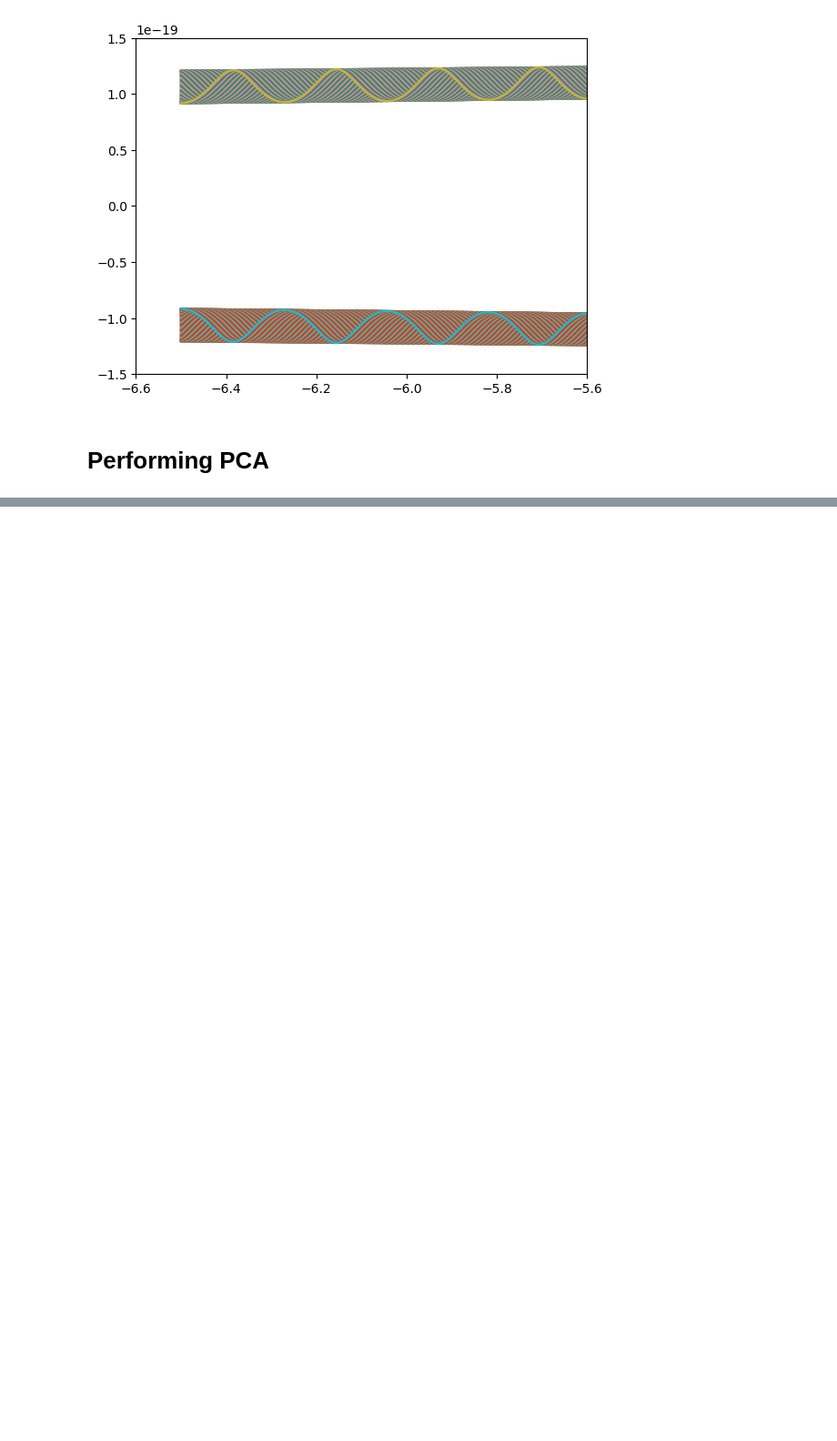
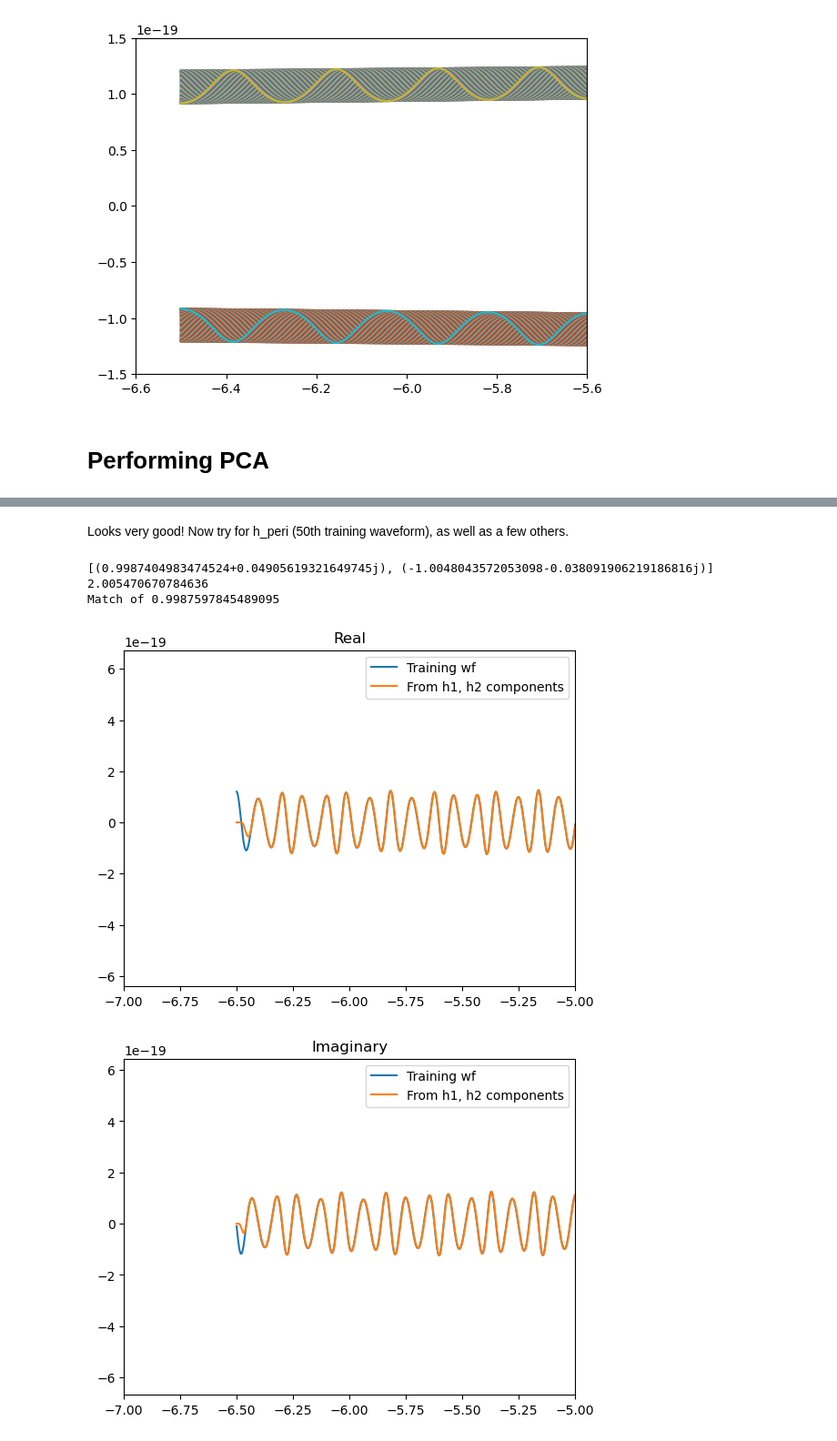
Before and after one commit to BenGPatterson/EccentricBinaries, a Jupyter notebook: notebooks/principal_component_analysis.ipynb, the cells around one changed output, grey strips where cells are left out. Shown at 91% size. Cells and saved outputs as stored; diff of their text form; code cells hidden in the pictures; blank space fills up the shorter version.

```diff
--- a/notebooks/principal_component_analysis.ipynb
+++ b/notebooks/principal_component_analysis.ipynb
@@ -161,0 +181,13 @@ array([9.11008529e-20-1.02727705e-20j, 9.09000317e-20-1.20156367e-20j,
+# %% [markdown]
+Looks very good! Now try for h_peri (50th training waveform), as well as a few others.
+# %%
+components = [-10*pcs[0][50], 10*pcs[1][50]]
+print(components)
+print(np.sum(np.abs(components)))
+compare_wfs(training_wfs[50], components, 10, 0.1, chirp2total(24, 2), 2, 4096, 'TEOBResumS')
+# %% [output]
+[(0.9987404983474524+0.04905619321649745j), (-1.0048043572053098-0.038091906219186816j)]
+2.005470670784636
+Match of 0.9987597845489095
+[figure, added]
+[figure, added]
```
Also changed, not shown: parts of 24 cells of this notebook, 2 other files.
